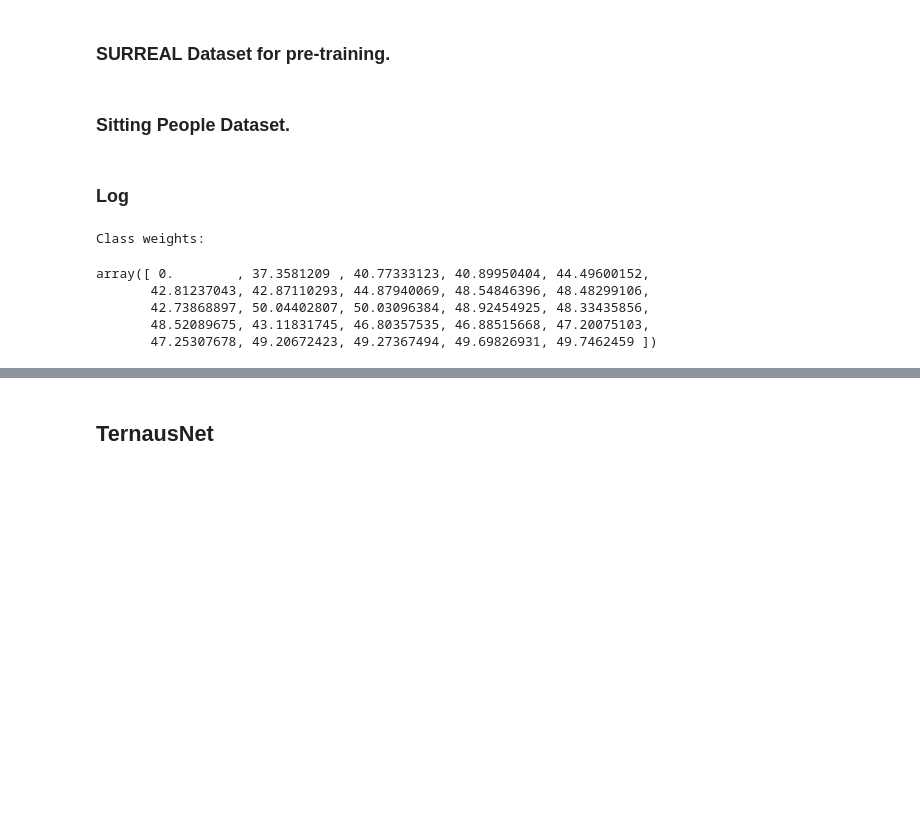
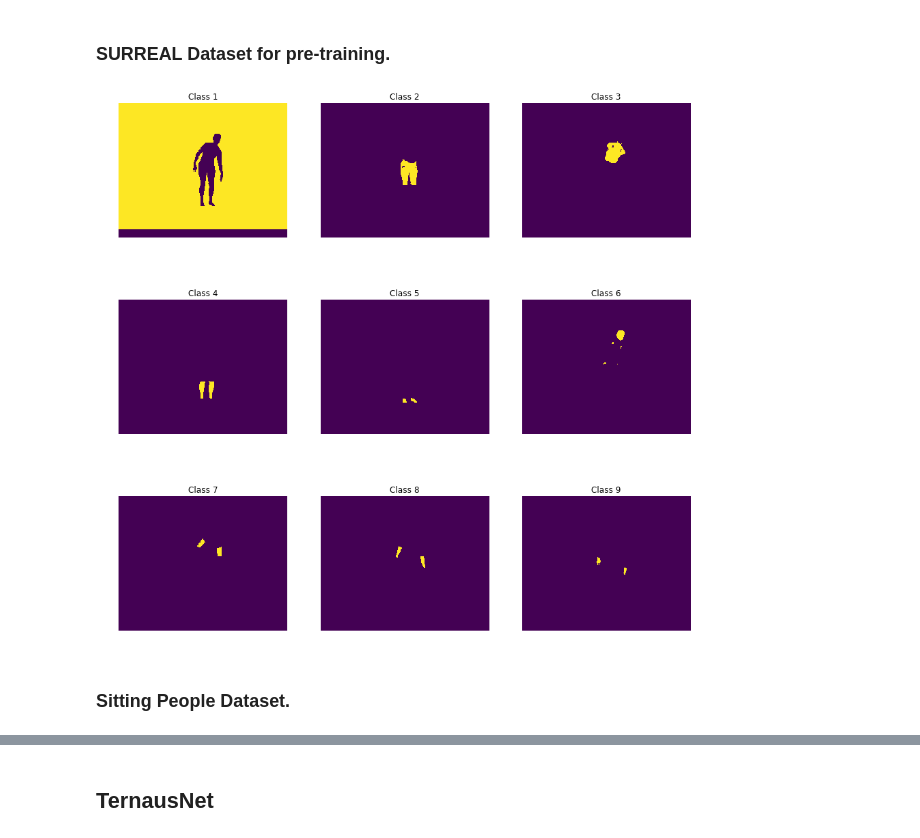
Before and after one commit to BobrG/dl_coursework, a Jupyter notebook: segmentation_pytorch.ipynb, the cells around one changed output, grey strips where cells are left out. Cells and saved outputs as stored; diff of their text form; code cells hidden in the pictures; blank space fills up the shorter version.

```diff
--- a/segmentation_pytorch.ipynb
+++ b/segmentation_pytorch.ipynb
@@ -240,0 +123,8 @@ class SURREALDataset(Dataset):
+# %%
+transf = Compose([
+    ToTensor()
+])
+
+dset_train = SURREALDataset(dirr_train, 9, transf, identifier='restructed', lengt=10000)
+dset_test = SURREALDataset(dirr_test, 9, transf, identifier='restructed', lengt=10000)
+dset_val = SURREALDataset(dirr_val, 9, transf, identifier='restructed', lengt=10000)
@@ -241,2 +136,7 @@ class SURREALDataset(Dataset):
+# %%
+inputs_sur, classes_sur = next(iter(train_loader))
+show_pics(classes_sur[0], 3, 3 )
+# %% [output]
+[figure, added]
 # %% [markdown]
 ### Sitting People Dataset.
@@ -290,12 +142,0 @@ dset_val = SURREALDataset('/home/novikov/data/skoltech/segmentation/SURREAL/data
-# %% [markdown]
-### Log
-# %%
-print('Class weights:')
-dset_train.weights
-# %% [output]
-Class weights:
-array([ 0.        , 37.3581209 , 40.77333123, 40.89950404, 44.49600152,
-       42.81237043, 42.87110293, 44.87940069, 48.54846396, 48.48299106,
-       42.73868897, 50.04402807, 50.03096384, 48.92454925, 48.33435856,
-       48.52089675, 43.11831745, 46.80357535, 46.88515668, 47.20075103,
-       47.25307678, 49.20672423, 49.27367494, 49.69826931, 49.7462459 ])
```
Also changed, not shown: parts of 53 cells of this notebook.
